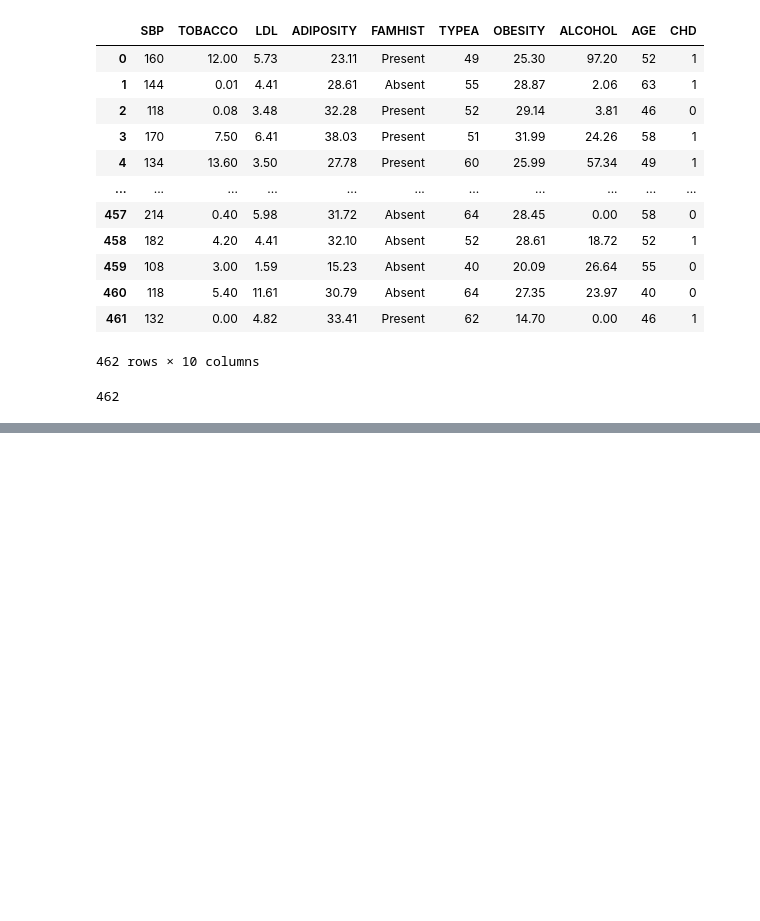
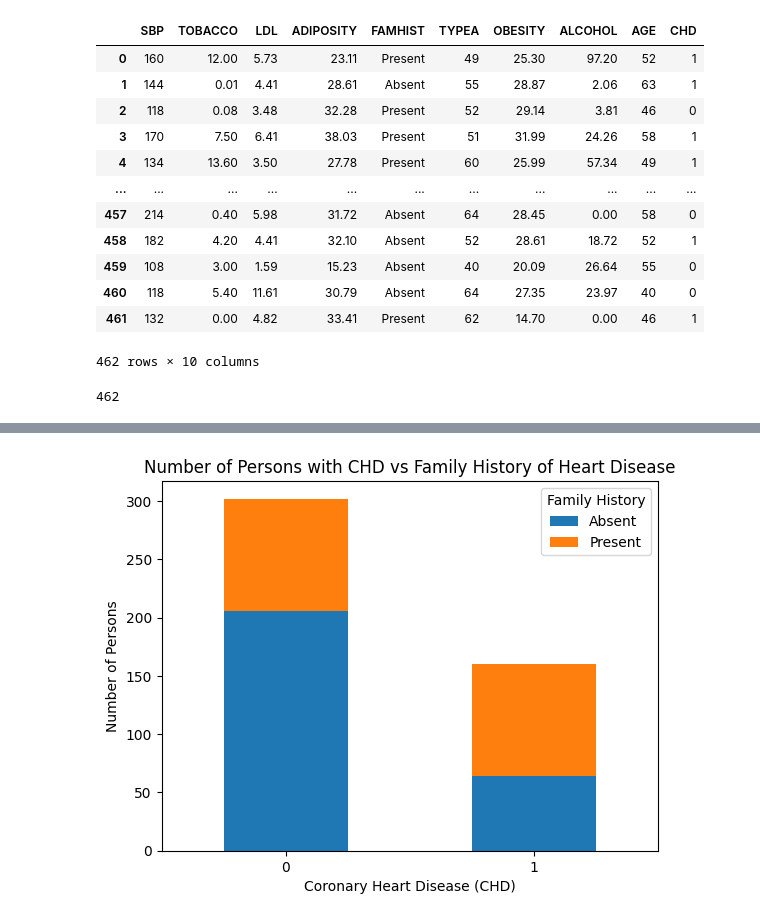
Before and after one commit to Vishal80990/Bollywood_Movie_and_SA_Heart_Data_Analysis, a Jupyter notebook: Untitled.ipynb, the cells around one changed output, grey strips where cells are left out. Drawn from its saved outputs; the diff is of its cells as text; code cells hidden in the pictures; blank space fills up the shorter version.

```diff
--- a/Untitled.ipynb
+++ b/Untitled.ipynb
@@ -63,4 +63,16 @@ WARNING: You are using pip version 19.3.1; however, version 24.2 is available.
 You should consider upgrading via the 'pip install --upgrade pip' command.
 # %%
 # Create a bar plot to show the number of persons having CHD or not in comparison to family history of the disease
-chd_famhist_counts = df.groupby(['CHD', 'FAMHIST']).size().unstack()
+chd_famhist_counts = heart_df.groupby(['CHD', 'FAMHIST']).size().unstack()
+# %%
+# Plotting the bar plot
+import matplotlib.pyplot as plt
+chd_famhist_counts.plot(kind='bar', stacked=True)
+plt.title('Number of Persons with CHD vs Family History of Heart Disease')
+plt.xlabel('Coronary Heart Disease (CHD)')
+plt.ylabel('Number of Persons')
+plt.legend(title='Family History', loc='upper right')
+plt.xticks(rotation=0)
+plt.show()
+# %% [output]
+[figure, added]
```
